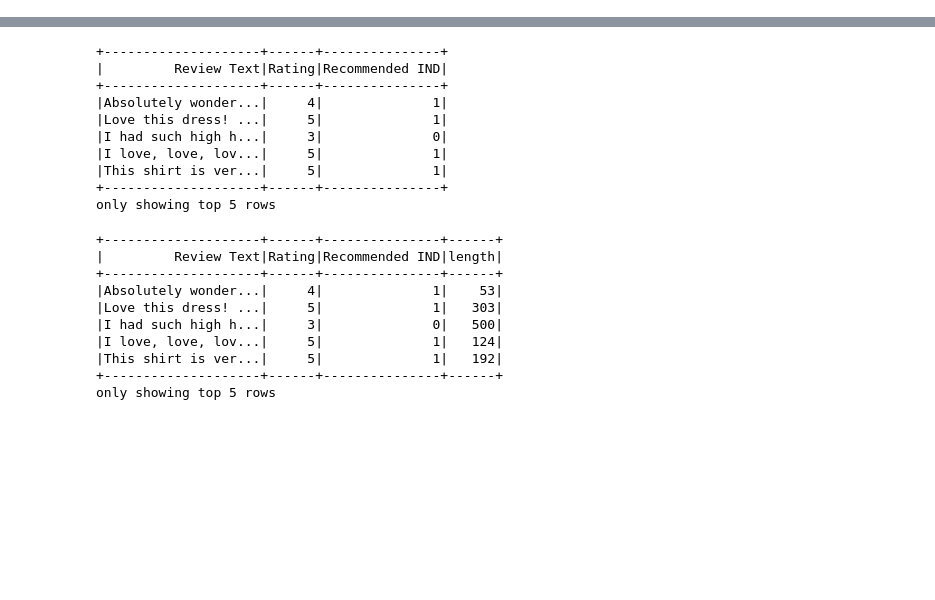
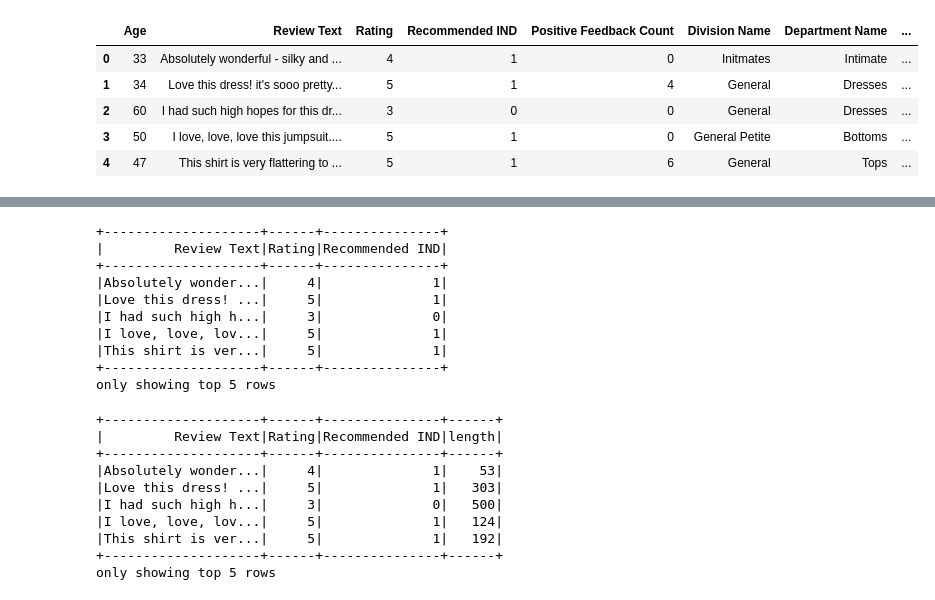
Before and after one commit to hieplk97/Data-Science, a Jupyter notebook: 08 Big Data in Machine Learning/Excercise/Final Exam/Ex1 Classification - Women's E-Commerce Clothing Reviews.ipynb, the cells around one changed output, grey strips where cells are left out. Drawn from its saved outputs; the diff is of its cells as text; code cells hidden in the pictures; blank space fills up the shorter version.

```diff
--- a/08 Big Data in Machine Learning/Excercise/Final Exam/Ex1 Classification - Women's E-Commerce Clothing Reviews.ipynb
+++ b/08 Big Data in Machine Learning/Excercise/Final Exam/Ex1 Classification - Women's E-Commerce Clothing Reviews.ipynb
@@ -37,0 +44,9 @@ pd_data = pd_data.dropna()
+# %%
+pd_data.head(5)
+# %% [output]
+|  | Age | Review Text | Rating | Recommended IND | Positive Feedback Count | Division Name | Department Name | ... |
+| 0 | 33 | Absolutely wonderful - silky and ... | 4 | 1 | 0 | Initmates | Intimate | ... |
+| 1 | 34 | Love this dress! it's sooo pretty... | 5 | 1 | 4 | General | Dresses | ... |
+| 2 | 60 | I had such high hopes for this dr... | 3 | 0 | 0 | General | Dresses | ... |
+| 3 | 50 | I love, love, love this jumpsuit.... | 5 | 1 | 0 | General Petite | Bottoms | ... |
+| 4 | 47 | This shirt is very flattering to ... | 5 | 1 | 6 | General | Tops | ... |
```
Also changed, not shown: parts of 7 cells of this notebook.
